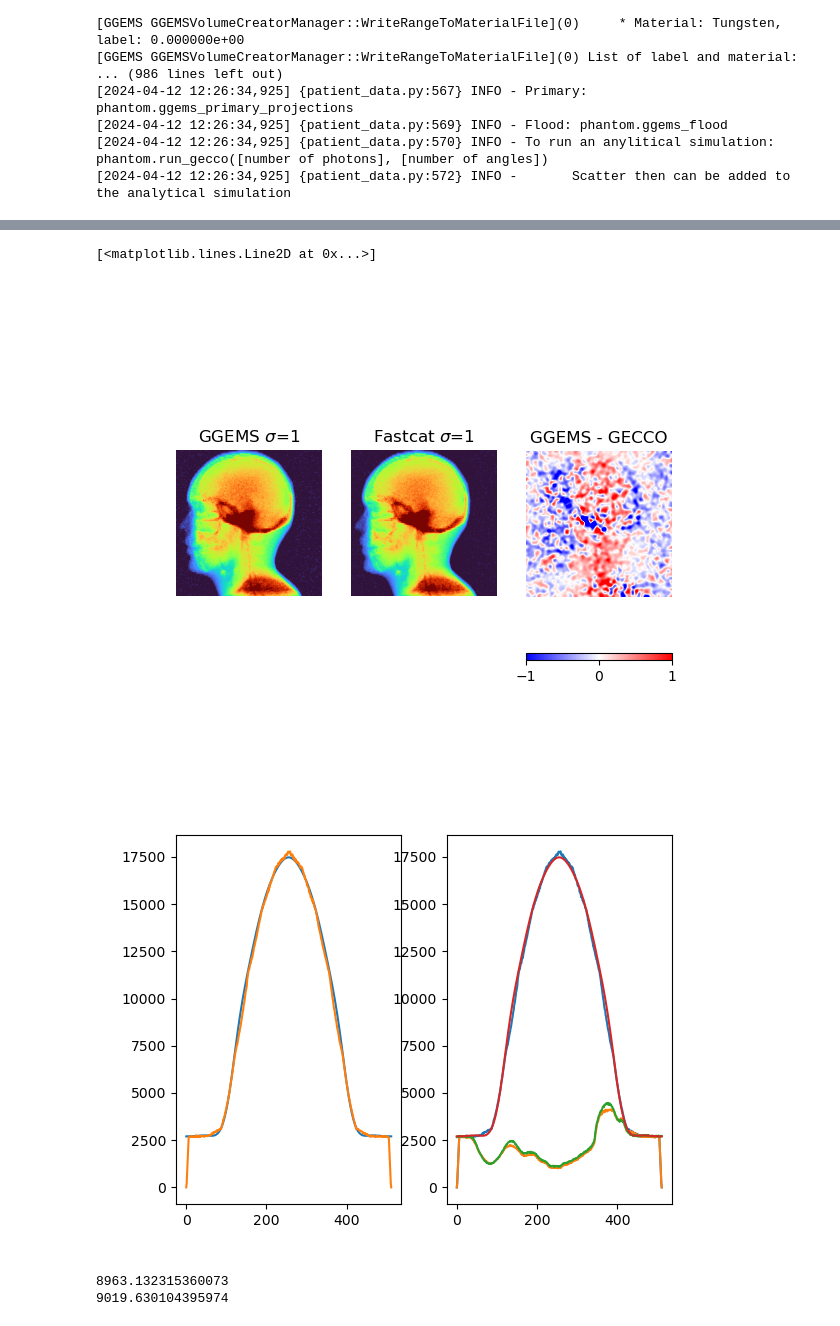
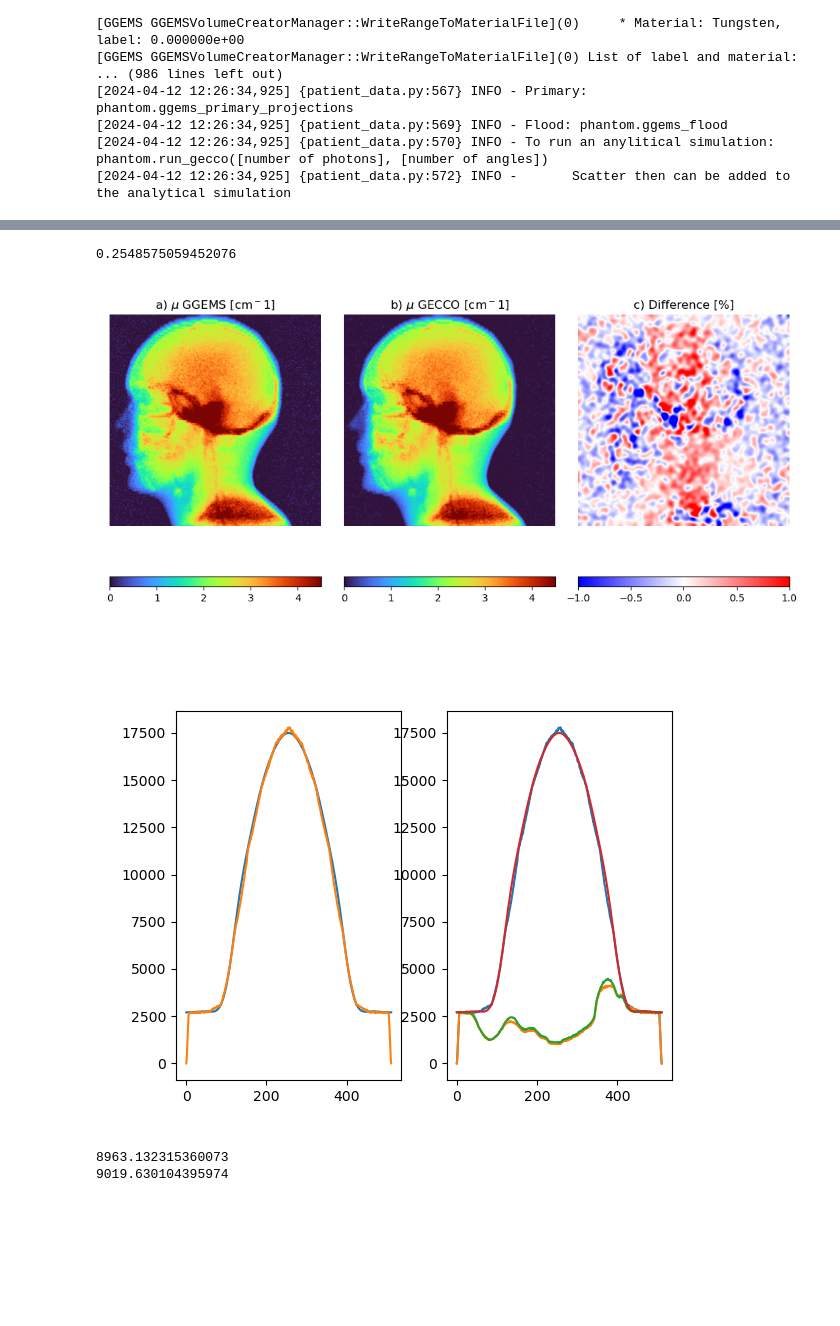
Before and after one commit to jerichooconnell/work-dfci, a Jupyter notebook: 3-jupyter_notebooks_patient/11-initial_patient_redo/3-simulate_from_XCAT.ipynb, the cells around one changed output, grey strips where cells are left out. Saved outputs shown, nothing was run; the diff lists cells and outputs as text; code cells hidden in the pictures; blank space fills up the shorter version.

```diff
--- a/3-jupyter_notebooks_patient/11-initial_patient_redo/3-simulate_from_XCAT.ipynb
+++ b/3-jupyter_notebooks_patient/11-initial_patient_redo/3-simulate_from_XCAT.ipynb
@@ -133,7 +133,7 @@ phantom.correct_intensity(ml=False,crop=20)
 # %%
 import matplotlib.pyplot as plt
 
-plt.figure()
+plt.figure(figsize=(10,5))
 plt.subplot(131)
 
 from scipy.ndimage import gaussian_filter
@@ -148,38 +148,45 @@ proj2 = -np.log(int2/phantom.flood_field)
 
 crop = 5
 
 plt.imshow(np.flipud(proj1[crop:-crop,crop:-crop]),cmap='turbo',vmin=0,vmax=4.5)
 plt.axis('off')
-plt.title(f'GGEMS $\sigma$={filt_sigma}')
+plt.title(f'a) $\mu$ GGEMS [cm$^{-1}$]')
+plt.colorbar(orientation='horizontal')
 plt.subplot(132)
 plt.imshow(np.flipud(proj2[crop:-crop,crop:-crop]),cmap='turbo',vmin=0,vmax=4.5)
 plt.axis('off')
-plt.title(f'Fastcat $\sigma$={filt_sigma}')
+plt.title(f'b) $\mu$ GECCO [cm$^{-1}$]')
+plt.colorbar(orientation='horizontal')
 
 # Plot the difference
 plt.subplot(133)
 diff_1 = 100*((proj1[crop:-crop,crop:-crop]-proj2[crop:-crop,crop:-crop])/np.max(proj2[crop:-crop,crop:-crop]))
 
 diff_filt = gaussian_filter(diff_1,5)
 plt.axis('off')
-plt.title('GGEMS - GECCO')
+plt.title(f'c) Difference [%]')
 plt.imshow(np.flipud(diff_filt),cmap='bwr',vmin=-1,vmax=1)
 plt.colorbar(orientation='horizontal')
 
+plt.tight_layout()
+plt.savefig('XCAT_comparison.png',dpi=300)
 # plot the mean of the difference image along both axes
 plt.figure()
 plt.subplot(121)
 plt.plot(np.mean(phantom.flood_field,axis=0))
 plt.plot(np.mean(phantom.ggems_flood,axis=1))
 
 plt.subplot(122)
 plt.plot(np.mean(phantom.ggems_flood,axis=1))
 plt.plot(np.mean(phantom.ggems_primary_projections[0],axis=0))
 plt.plot(np.mean(phantom.primary_projections[0],axis=0))
 plt.plot(np.mean(phantom.flood_field,axis=0))
+
+
+np.mean(np.abs(diff_filt))
 # %% [output]
-[<matplotlib.lines.Line2D at 0x...>]
+0.2548575059452076
-[figure, old version]
+[figure, new version]
 [figure]
 # %%
 plt.figure()
```
Also changed, not shown: parts of 4 cells of this notebook, 14 other files.
